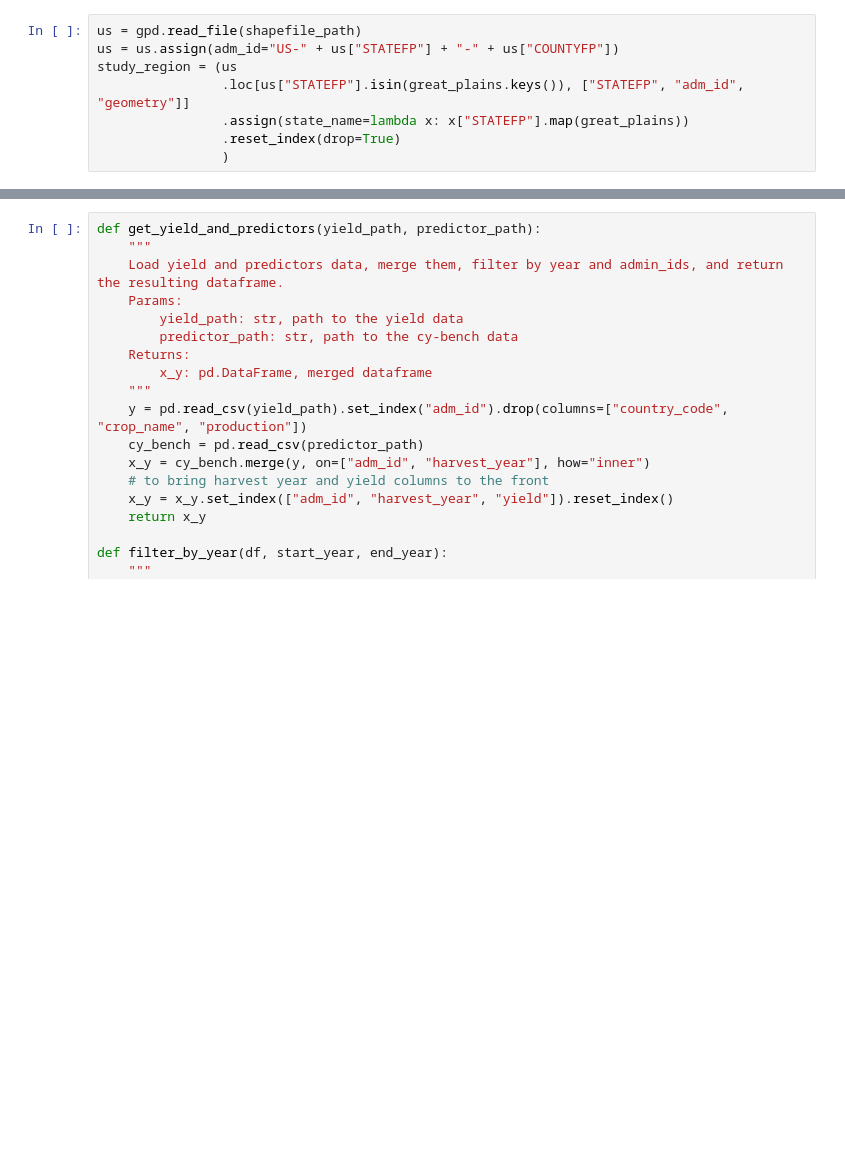
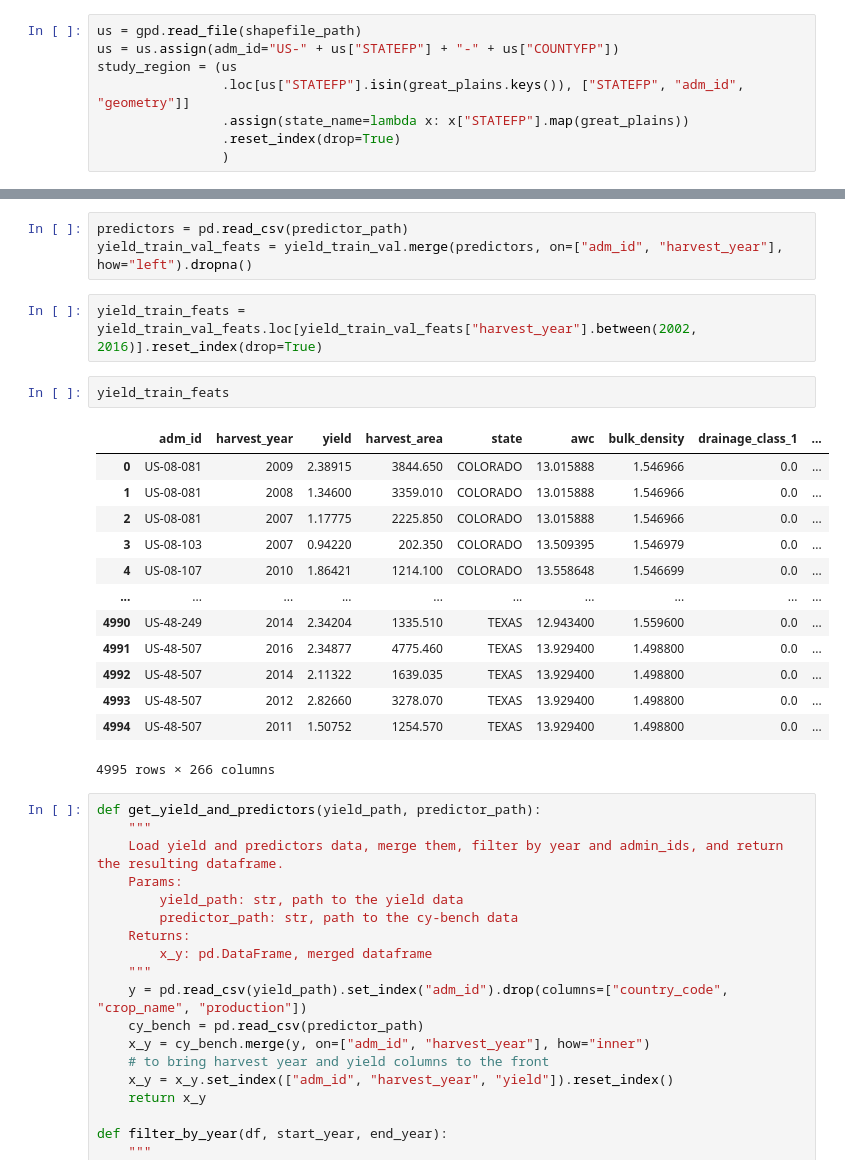
Before and after one commit to ellaampy/seasonal-yield-forecast, a Jupyter notebook: great_plains_us_wheat.ipynb, the cells around one changed output, grey strips where cells are left out. Saved outputs shown, nothing was run; the diff lists cells and outputs as text; blank space fills up the shorter version.

```diff
--- a/great_plains_us_wheat.ipynb
+++ b/great_plains_us_wheat.ipynb
@@ -50,3 +60,24 @@ study_region.head()
+# %%
+predictors = pd.read_csv(predictor_path)
+yield_train_val_feats = yield_train_val.merge(predictors, on=["adm_id", "harvest_year"], how="left").dropna()
+# %%
+yield_train_feats = yield_train_val_feats.loc[yield_train_val_feats["harvest_year"].between(2002, 2016)].reset_index(drop=True)
+# %%
+yield_train_feats
+# %% [output]
+|  | adm_id | harvest_year | yield | harvest_area | state | awc | bulk_density | drainage_class_1 | ... |
+| 0 | US-08-081 | 2009 | 2.38915 | 3844.650 | COLORADO | 13.015888 | 1.546966 | 0.0 | ... |
+| 1 | US-08-081 | 2008 | 1.34600 | 3359.010 | COLORADO | 13.015888 | 1.546966 | 0.0 | ... |
+| 2 | US-08-081 | 2007 | 1.17775 | 2225.850 | COLORADO | 13.015888 | 1.546966 | 0.0 | ... |
+| 3 | US-08-103 | 2007 | 0.94220 | 202.350 | COLORADO | 13.509395 | 1.546979 | 0.0 | ... |
+| 4 | US-08-107 | 2010 | 1.86421 | 1214.100 | COLORADO | 13.558648 | 1.546699 | 0.0 | ... |
+| ... | ... | ... | ... | ... | ... | ... | ... | ... | ... |
+| 4990 | US-48-249 | 2014 | 2.34204 | 1335.510 | TEXAS | 12.943400 | 1.559600 | 0.0 | ... |
+| 4991 | US-48-507 | 2016 | 2.34877 | 4775.460 | TEXAS | 13.929400 | 1.498800 | 0.0 | ... |
+| 4992 | US-48-507 | 2014 | 2.11322 | 1639.035 | TEXAS | 13.929400 | 1.498800 | 0.0 | ... |
+| 4993 | US-48-507 | 2012 | 2.82660 | 3278.070 | TEXAS | 13.929400 | 1.498800 | 0.0 | ... |
+| 4994 | US-48-507 | 2011 | 1.50752 | 1254.570 | TEXAS | 13.929400 | 1.498800 | 0.0 | ... |
+4995 rows × 266 columns
 # %%
 def get_yield_and_predictors(yield_path, predictor_path):
     """
```
Also changed, not shown: parts of 6 cells of this notebook, 3 other files.
